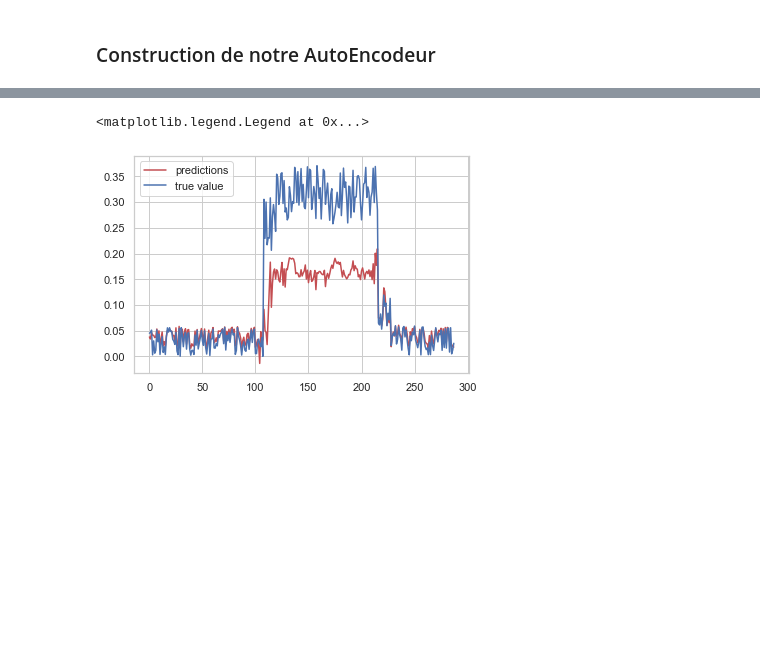
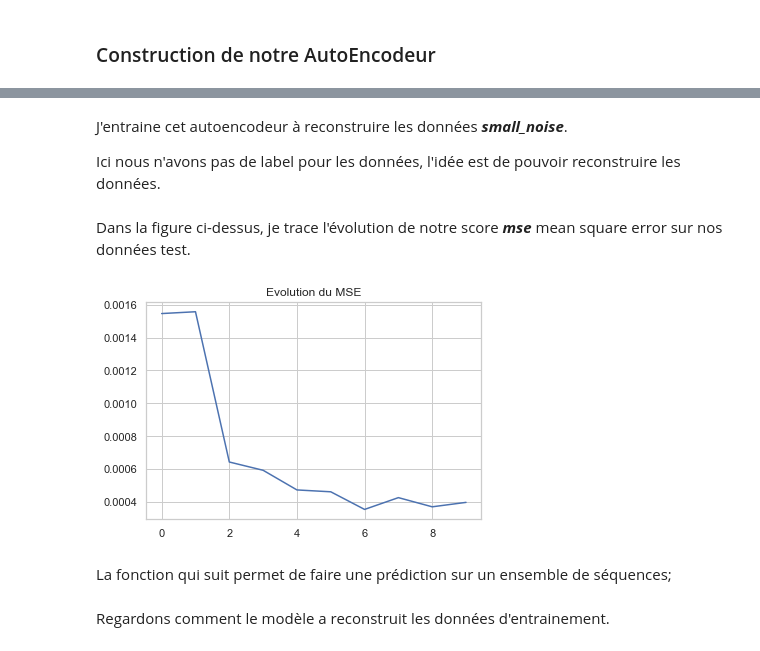
Before and after one commit to cheikh06/Detection_Anomaly, a Jupyter notebook: Anomaly_Detection.ipynb, the cells around one changed output, grey strips where cells are left out. Cells and saved outputs as stored; diff of their text form; code cells hidden in the pictures; blank space fills up the shorter version.

Commit message:
add some comments

```diff
--- a/Anomaly_Detection.ipynb
+++ b/Anomaly_Detection.ipynb
@@ -69 +69,3 @@ df_noise=sc.transform(df_noise)
+# %%
+df_noise=normalize(df_noise)
 # %% [markdown]
@@ -101,42 +103,3 @@ seq.size() #La taille de notre séquence, 3744 de séquences d'array de tailles
 torch.Size([3744, 1, 288])
 # %% [markdown]
 ### Construction de notre AutoEncodeur
-# %%
-class Ae(nn.Module):
-    '''
-    Convolutional AutoEncoder:
-    input:
-    -----
-    x: (B,Cin,l) where B is the batch size, Cin (number of channels), (l length)
-
-    return:
-    ------
-    y:(B,Cout,l) reconstruction of x
-
-    '''
-
-    def __init__(self):
-        super(Ae,self).__init__()
-        self.encoder=nn.Sequential(
-            nn.Conv1d(in_channels=seq.shape[1],out_channels=32, kernel_size=7),
-            nn.ReLU(True),
-            nn.Dropout(0.2),
-            nn.Conv1d(in_channels=32,out_channels=16,kernel_size=7),
-            nn.ReLU(True)
-                                )
-
-
-        self.decoder=nn.Sequential(
-            nn.ConvTranspose1d(in_channels=16,out_channels=16,kernel_size=7),
-            nn.ReLU(True),
-            nn.Dropout(0.2),
-            nn.ConvTranspose1d(in_channels=16,out_channels=32,kernel_size=7),
-            nn.ReLU(True),
-            nn.ConvTranspose1d(in_channels=32,out_channels=seq.shape[1],kernel_size=1)
-                                )
-
-
-    def forward(self,x):
-        x=self.encoder(x)
-        x=self.decoder(x)
-        return x
@@ -262,7 +105,0 @@ data[mae_loss_test>threshold].plot(legend=False,ax=ax,c='r');
-# %%
-plt.plot(predictions_test[2880:3168],c='r',label='predictions')
-plt.plot(df_jumpdown[2880:3168],label='true value');
-plt.legend();
-# %% [output]
-<matplotlib.legend.Legend at 0x...>
-[figure, removed]
@@ -268,0 +149,4 @@ plt.legend();
+# %% [markdown]
+J'entraine cet autoencodeur à reconstruire les données ***small_noise***.
+
+Ici nous n'avons pas de label pour les données, l'idée est de pouvoir reconstruire les données.
@@ -268,0 +175,9 @@ plt.legend();
+# %% [markdown]
+Dans la figure ci-dessus, je trace l'évolution de notre score ***mse*** mean square error sur nos données test.
+# %%
+plt.plot(history);
+plt.title('Evolution du MSE');
+# %% [output]
+[figure, added]
+# %% [markdown]
+La fonction qui suit permet de faire une prédiction sur un ensemble de séquences;
@@ -268,0 +221,2 @@ plt.legend();
+# %% [markdown]
+Regardons comment le modèle a reconstruit les données d'entrainement.
```
Also changed, not shown: parts of 55 cells of this notebook.
